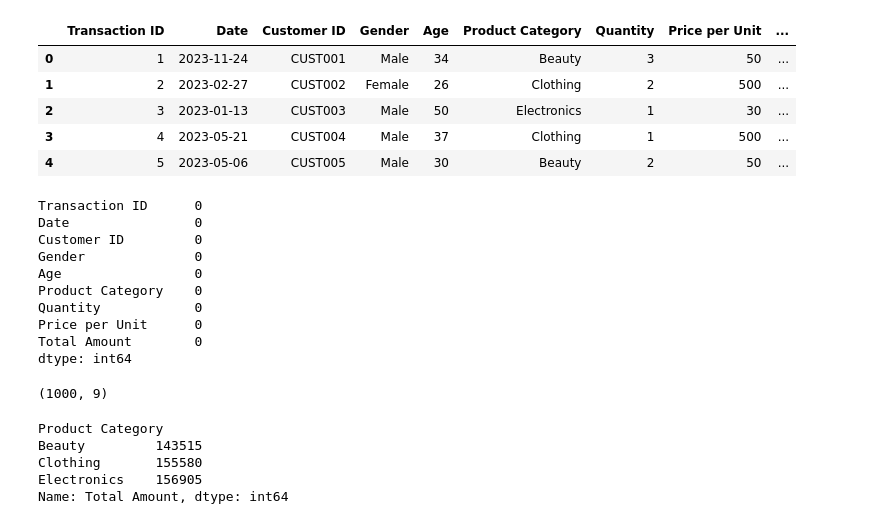
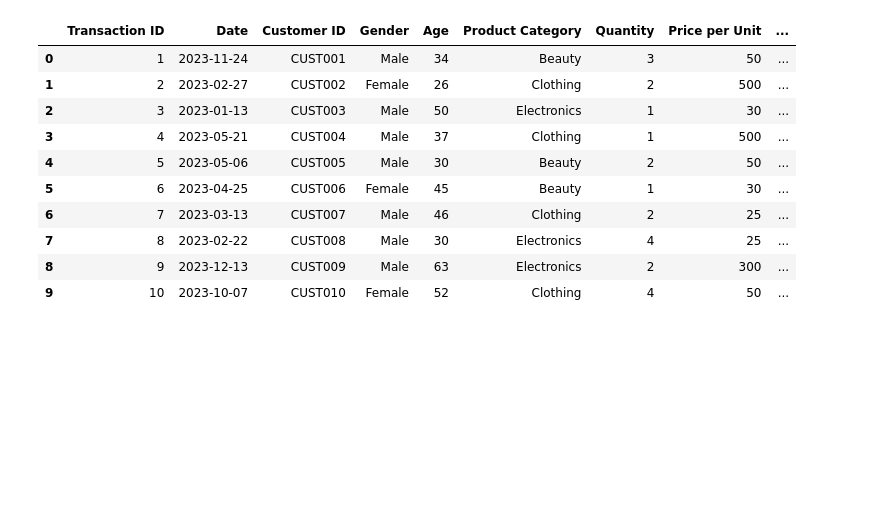
Before and after one commit to DiegoAmarilla97/codingdojo, a Jupyter notebook: retail_sales_analysis/retail_sales_analysis.ipynb, the cells around one changed output. Drawn from its saved outputs; the diff is of its cells as text; code cells hidden in the pictures; blank space fills up the shorter version.

```diff
--- a/retail_sales_analysis/retail_sales_analysis.ipynb
+++ b/retail_sales_analysis/retail_sales_analysis.ipynb
@@ -1,39 +1,19 @@
 # %%
 import pandas as pd
 import numpy as np
 
 datos = np.genfromtxt('retail_sales_dataset.csv', delimiter=',', skip_header=1)
 df = pd.read_csv('retail_sales_dataset.csv')
-df.head()
+df.head(10)
 # %% [output]
 |  | Transaction ID | Date | Customer ID | Gender | Age | Product Category | Quantity | Price per Unit | ... |
 | 0 | 1 | 2023-11-24 | CUST001 | Male | 34 | Beauty | 3 | 50 | ... |
 | 1 | 2 | 2023-02-27 | CUST002 | Female | 26 | Clothing | 2 | 500 | ... |
 | 2 | 3 | 2023-01-13 | CUST003 | Male | 50 | Electronics | 1 | 30 | ... |
 | 3 | 4 | 2023-05-21 | CUST004 | Male | 37 | Clothing | 1 | 500 | ... |
 | 4 | 5 | 2023-05-06 | CUST005 | Male | 30 | Beauty | 2 | 50 | ... |
+| 5 | 6 | 2023-04-25 | CUST006 | Female | 45 | Beauty | 1 | 30 | ... |
+| 6 | 7 | 2023-03-13 | CUST007 | Male | 46 | Clothing | 2 | 25 | ... |
+| 7 | 8 | 2023-02-22 | CUST008 | Male | 30 | Electronics | 4 | 25 | ... |
+| 8 | 9 | 2023-12-13 | CUST009 | Male | 63 | Electronics | 2 | 300 | ... |
+| 9 | 10 | 2023-10-07 | CUST010 | Female | 52 | Clothing | 4 | 50 | ... |
-# %%
-df.isna().sum()
-# %% [output]
-Transaction ID      0
-Date                0
-Customer ID         0
-Gender              0
-Age                 0
-Product Category    0
-Quantity            0
-Price per Unit      0
-Total Amount        0
-dtype: int64
-# %%
-df.shape
-# %% [output]
-(1000, 9)
-# %%
-print(df.groupby('Product Category')['Total Amount'].sum())
-# %% [output]
-Product Category
-Beauty         143515
-Clothing       155580
-Electronics    156905
-Name: Total Amount, dtype: int64
```
Also changed, not shown: parts of 13 cells of this notebook.
